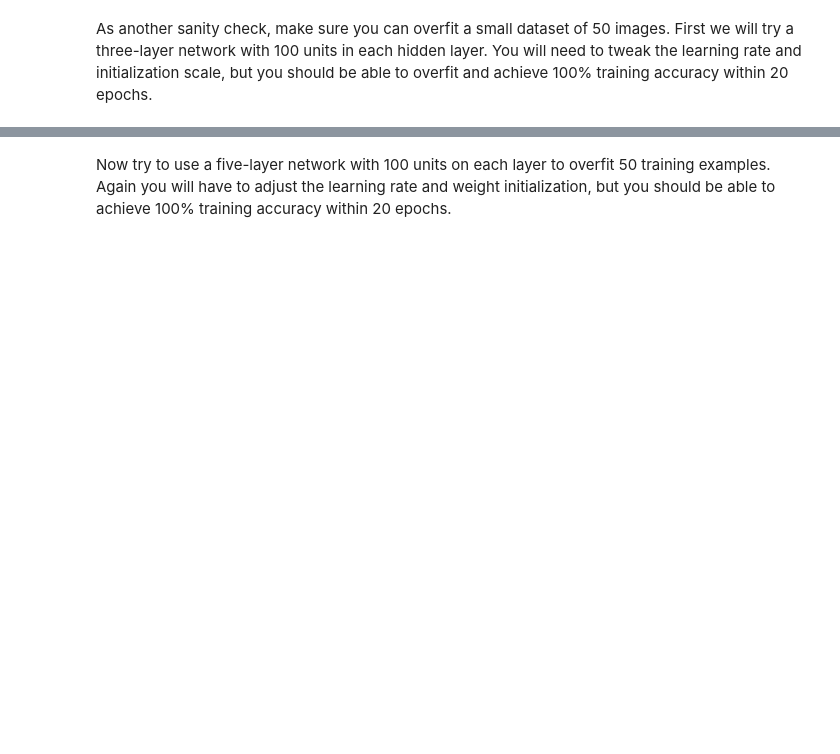
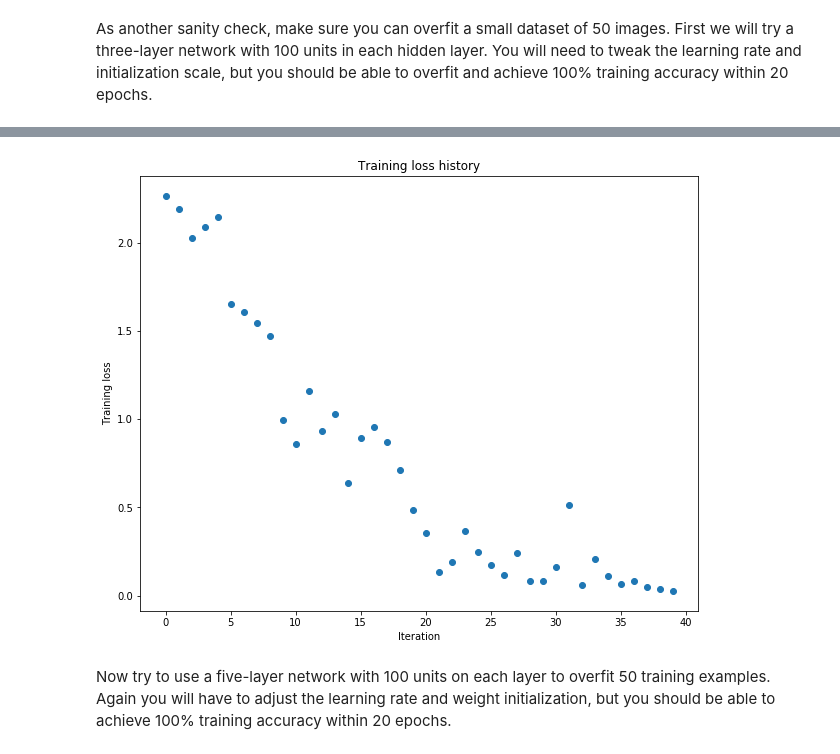
Before and after one commit to rickzglue/cs231n, a Jupyter notebook: assignment2/FullyConnectedNets.ipynb, the cells around one changed output, grey strips where cells are left out. Cells and saved outputs as stored; diff of their text form; code cells hidden in the pictures; blank space fills up the shorter version.

```diff
--- a/assignment2/FullyConnectedNets.ipynb
+++ b/assignment2/FullyConnectedNets.ipynb
@@ -431,7 +455,7 @@ small_data = {
 }
 
 weight_scale = 1e-2
-learning_rate = 1e-4
+learning_rate = 1e-2
 model = FullyConnectedNet([100, 100],
               weight_scale=weight_scale, dtype=np.float64)
 solver = Solver(model, small_data,
@@ -448,3 +472,4 @@ plt.title('Training loss history')
 plt.xlabel('Iteration')
 plt.ylabel('Training loss')
 plt.show()
+# %% [output]
@@ -451,3 +493,4 @@ plt.show()
+[figure, added]
 # %% [markdown]
 Now try to use a five-layer network with 100 units on each layer to overfit 50 training examples. Again you will have to adjust the learning rate and weight initialization, but you should be able to achieve 100% training accuracy within 20 epochs.
 # %%
```
Also changed, not shown: parts of 13 cells of this notebook, 2 other files.
